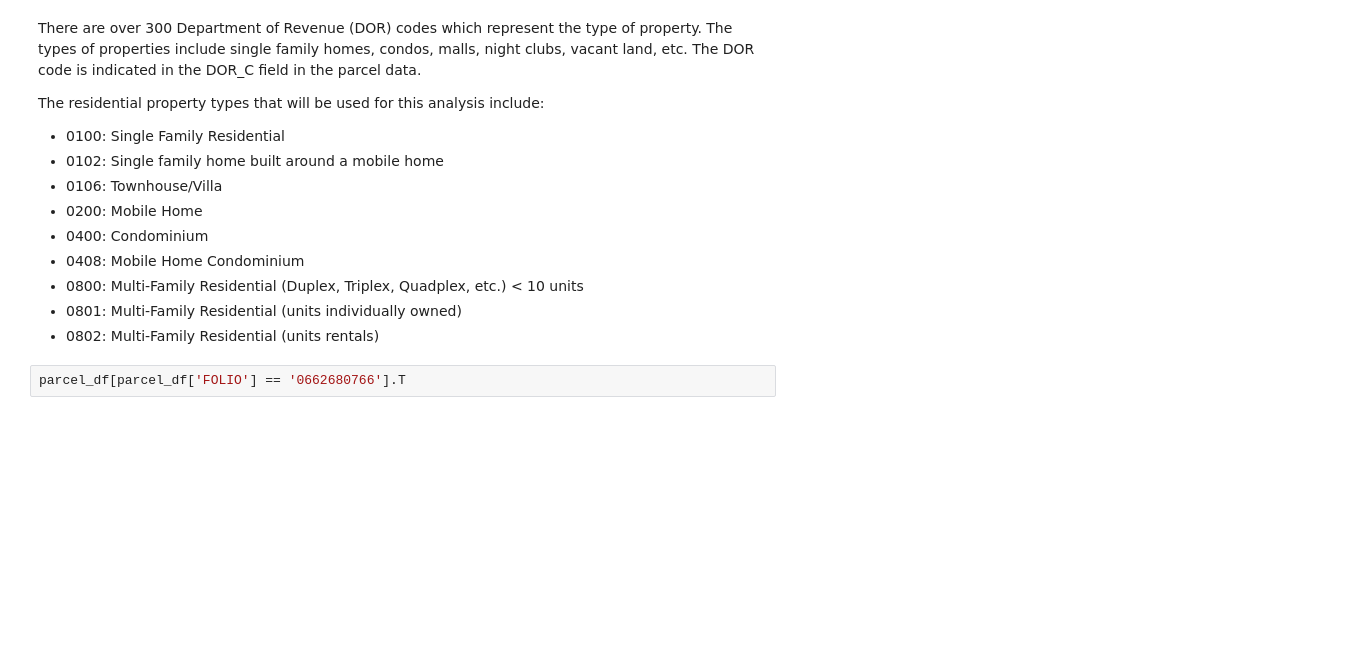
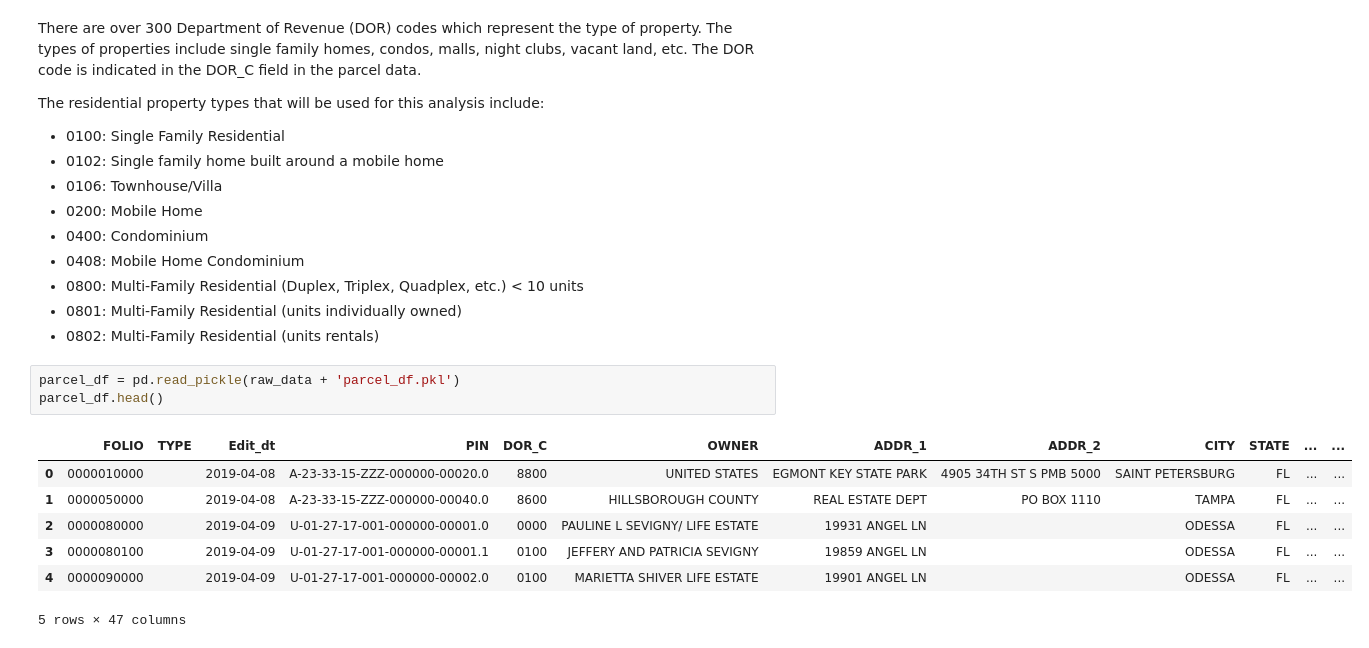
Before and after one commit to mkars01/real-estate-invest-recommender, a Jupyter notebook: notebooks/02_data_wrangling_process.ipynb, the cells around one changed output. Cells and saved outputs as stored; diff of their text form; blank space fills up the shorter version.

Commit message:
updated 02_data_wrangling_process to load parcels_df

```diff
--- a/notebooks/02_data_wrangling_process.ipynb
+++ b/notebooks/02_data_wrangling_process.ipynb
@@ -124,5 +116,14 @@ The residential property types that will be used for this analysis include:
 - 0800: Multi-Family Residential (Duplex, Triplex, Quadplex, etc.) < 10 units
 - 0801: Multi-Family Residential (units individually owned)
 - 0802: Multi-Family Residential (units rentals)
-# %%
-parcel_df[parcel_df['FOLIO'] == '0662680766'].T
+# %%
+parcel_df = pd.read_pickle(raw_data + 'parcel_df.pkl')
+parcel_df.head()
+# %% [output]
+|  | FOLIO | TYPE | Edit_dt | PIN | DOR_C | OWNER | ADDR_1 | ADDR_2 | CITY | STATE | ... | ... |
+| 0 | 0000010000 |  | 2019-04-08 | A-23-33-15-ZZZ-000000-00020.0 | 8800 | UNITED STATES | EGMONT KEY STATE PARK | 4905 34TH ST S PMB 5000 | SAINT PETERSBURG | FL | ... | ... |
+| 1 | 0000050000 |  | 2019-04-08 | A-23-33-15-ZZZ-000000-00040.0 | 8600 | HILLSBOROUGH COUNTY | REAL ESTATE DEPT | PO BOX 1110 | TAMPA | FL | ... | ... |
+| 2 | 0000080000 |  | 2019-04-09 | U-01-27-17-001-000000-00001.0 | 0000 | PAULINE L SEVIGNY/ LIFE ESTATE | 19931 ANGEL LN |  | ODESSA | FL | ... | ... |
+| 3 | 0000080100 |  | 2019-04-09 | U-01-27-17-001-000000-00001.1 | 0100 | JEFFERY AND PATRICIA SEVIGNY | 19859 ANGEL LN |  | ODESSA | FL | ... | ... |
+| 4 | 0000090000 |  | 2019-04-09 | U-01-27-17-001-000000-00002.0 | 0100 | MARIETTA SHIVER LIFE ESTATE | 19901 ANGEL LN |  | ODESSA | FL | ... | ... |
+5 rows × 47 columns
```
Also changed, not shown: parts of 10 cells of this notebook.
